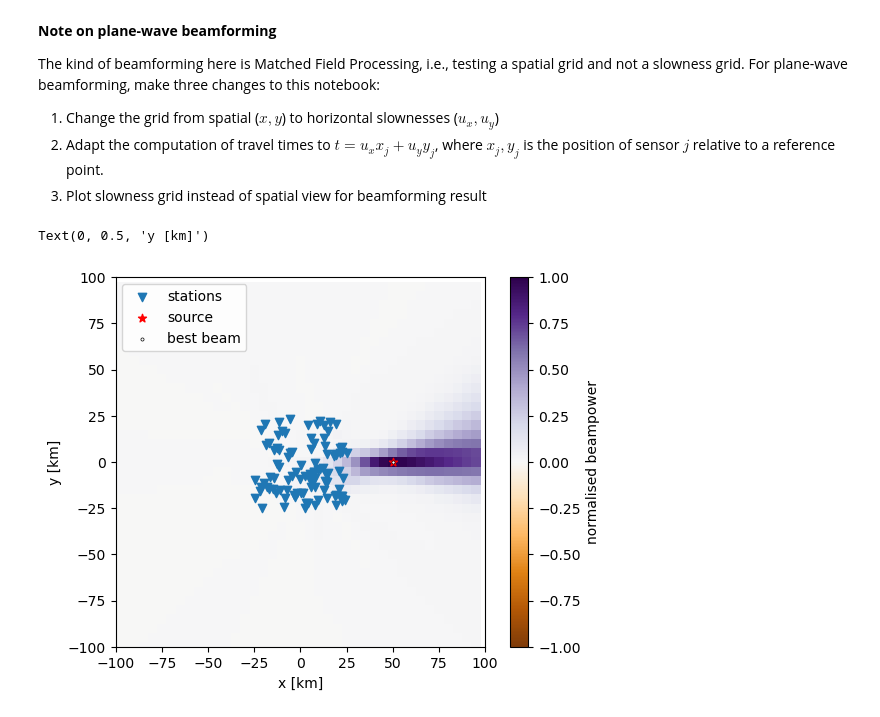
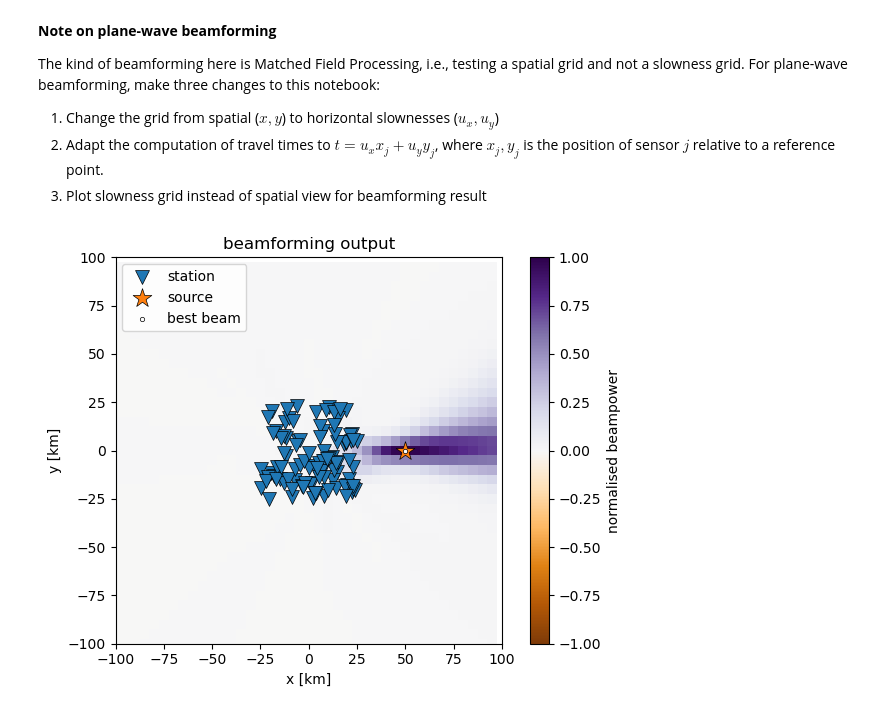
Before and after one commit to schipp/fast_beamforming, a Jupyter notebook: beamforming_pytorch.ipynb, the cells around one changed output. Cells and saved outputs as stored; diff of their text form; code cells hidden in the pictures.

Commit message:
plotting consistency, better comments

```diff
--- a/beamforming_pytorch.ipynb
+++ b/beamforming_pytorch.ipynb
@@ -174,29 +174,29 @@ beampowers = torch.einsum("xjkw, kjw -> x", S, K).real
 # %%
 # plot beamforming result
 fig, ax = plt.subplots(1)
 
 bp = beampowers.reshape(len(grid_coords), len(grid_coords))
 bp /= abs(bp).max()
 pcm = ax.pcolormesh(xx, yy, bp.T, cmap="PuOr", vmin=-1, vmax=1)
-ax.scatter(*stations.T, marker="v", label="stations")
-ax.scatter(*source, marker="*", label="source", c="r")
+ax.scatter(*stations.T, marker="v", s=100, label="station", ec='k', lw=0.5)
+ax.scatter(*source, marker="*", s=200, label="source", ec='k', lw=0.5)
 ax.scatter(
     *gridpoints[bp.argmax()],
     marker="o",
     ec="k",
     lw=0.5,
     c="w",
-    s=5,
+    s=10,
     label="best beam",
 )
 # ax.pcolormesh(xx, yy, empty_cells, ec="k", lw=0.1, alpha=0.5)
 plt.colorbar(pcm, label="normalised beampower")
 ax.set_xlim(-100, 100)
 ax.set_ylim(-100, 100)
 ax.set_aspect("equal")
 ax.legend(loc=2)
 ax.set_xlabel("x [km]")
 ax.set_ylabel("y [km]")
+ax.set_title("beamforming output")
 # %% [output]
-Text(0, 0.5, 'y [km]')
-[figure, old version]
+[figure, new version]
```
Also changed, not shown: parts of 1 cell of this notebook, 2 other files.
